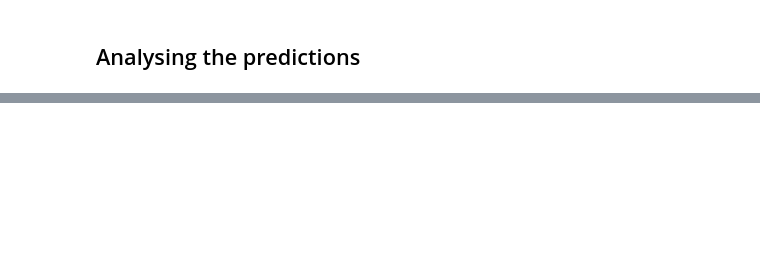
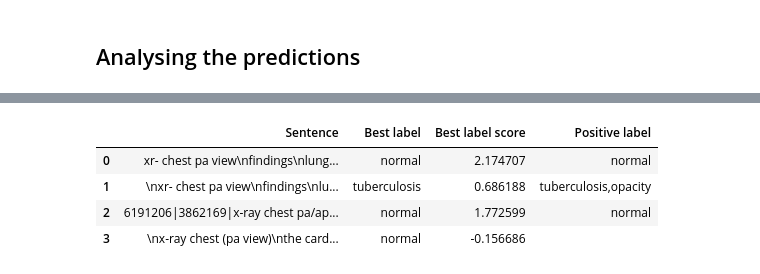
Before and after one commit to pranavrao-qure/MiniTasks, a Jupyter notebook: Radbert/Radbert_finetuning.ipynb, the cells around one changed output, grey strips where cells are left out. Saved outputs shown, nothing was run; the diff lists cells and outputs as text; code cells hidden in the pictures; blank space fills up the shorter version.

```diff
--- a/Radbert/Radbert_finetuning.ipynb
+++ b/Radbert/Radbert_finetuning.ipynb
@@ -330,0 +513,2 @@ print(columns[224])
+# %%
+predictions2 = get_predictions(radbert_multi_model, [dataset1_template, dataset1_pleural_issue, dataset2_template, dataset3_template])
@@ -330,0 +532,8 @@ print(columns[224])
+# %%
+analyse_predictions(predictions2, [dataset1_template, dataset1_pleural_issue, dataset2_template, dataset3_template])
+# %% [output]
+|  | Sentence | Best label | Best label score | Positive label |
+| 0 | xr- chest pa view\nfindings\nlung... | normal | 2.174707 | normal |
+| 1 | \nxr- chest pa view\nfindings\nlu... | tuberculosis | 0.686188 | tuberculosis,opacity |
+| 2 | 6191206|3862169|x-ray chest pa/ap... | normal | 1.772599 | normal |
+| 3 | \nx-ray chest (pa view)\nthe card... | normal | -0.156686 |  |
```
Also changed, not shown: parts of 26 cells of this notebook, 2 other files.
